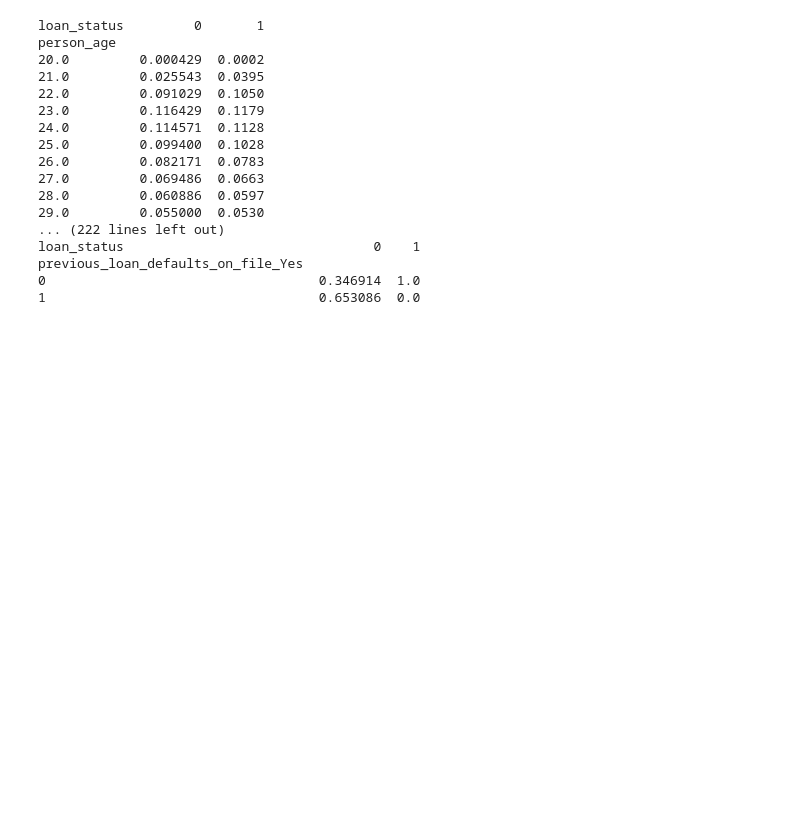
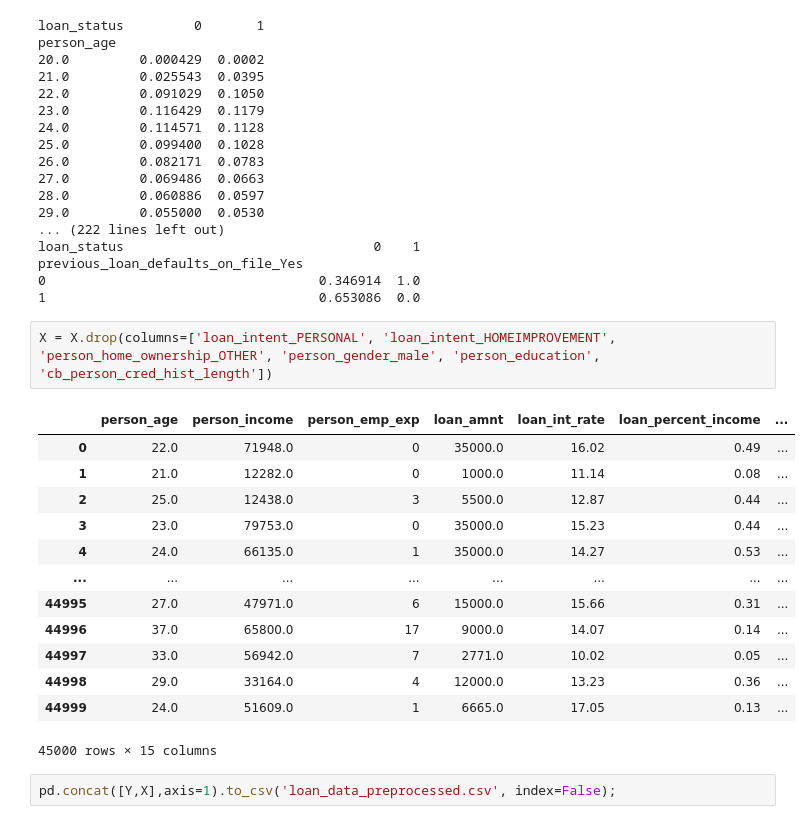
Before and after one commit to croixwestbrock/coms4740-finalproject, a Jupyter notebook: preprocessing.ipynb, the cells around one changed output. Cells and saved outputs as stored; diff of their text form; blank space fills up the shorter version.

```diff
--- a/preprocessing.ipynb
+++ b/preprocessing.ipynb
@@ -95,3 +95,21 @@ loan_status                                0    1
 previous_loan_defaults_on_file_Yes
 0                                   0.346914  1.0
 1                                   0.653086  0.0
+# %%
+X = X.drop(columns=['loan_intent_PERSONAL', 'loan_intent_HOMEIMPROVEMENT', 'person_home_ownership_OTHER', 'person_gender_male', 'person_education', 'cb_person_cred_hist_length'])
+# %% [output]
+|  | person_age | person_income | person_emp_exp | loan_amnt | loan_int_rate | loan_percent_income | ... |
+| 0 | 22.0 | 71948.0 | 0 | 35000.0 | 16.02 | 0.49 | ... |
+| 1 | 21.0 | 12282.0 | 0 | 1000.0 | 11.14 | 0.08 | ... |
+| 2 | 25.0 | 12438.0 | 3 | 5500.0 | 12.87 | 0.44 | ... |
+| 3 | 23.0 | 79753.0 | 0 | 35000.0 | 15.23 | 0.44 | ... |
+| 4 | 24.0 | 66135.0 | 1 | 35000.0 | 14.27 | 0.53 | ... |
+| ... | ... | ... | ... | ... | ... | ... | ... |
+| 44995 | 27.0 | 47971.0 | 6 | 15000.0 | 15.66 | 0.31 | ... |
+| 44996 | 37.0 | 65800.0 | 17 | 9000.0 | 14.07 | 0.14 | ... |
+| 44997 | 33.0 | 56942.0 | 7 | 2771.0 | 10.02 | 0.05 | ... |
+| 44998 | 29.0 | 33164.0 | 4 | 12000.0 | 13.23 | 0.36 | ... |
+| 44999 | 24.0 | 51609.0 | 1 | 6665.0 | 17.05 | 0.13 | ... |
+45000 rows × 15 columns
+# %%
+pd.concat([Y,X],axis=1).to_csv('loan_data_preprocessed.csv', index=False);
```
Also changed, not shown: 1 other file.
